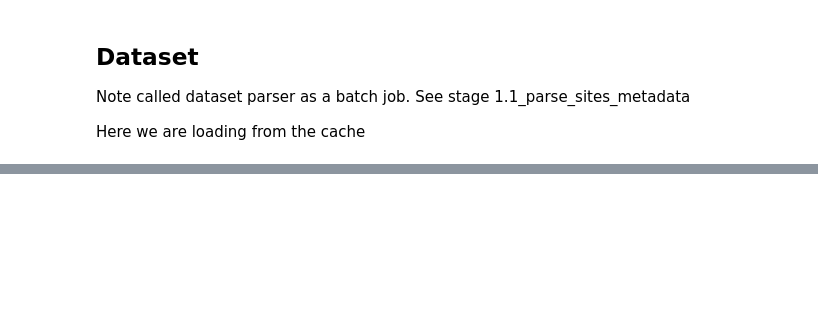
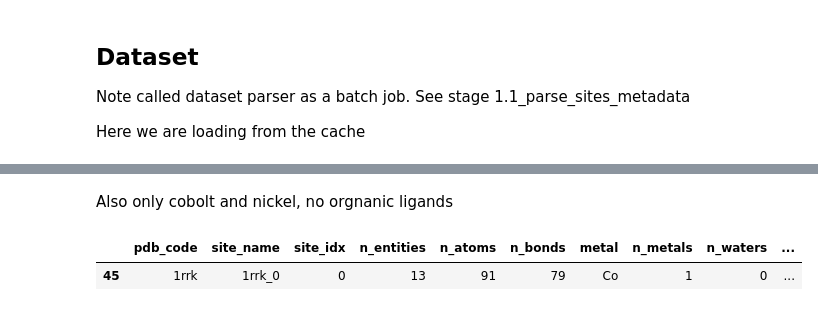
Before and after one commit to EvanKomp/metal_site_modeling, a Jupyter notebook: notebooks/1_data_loading_dataset_metadata.ipynb, the cells around one changed output, grey strips where cells are left out. Saved outputs shown, nothing was run; the diff lists cells and outputs as text; code cells hidden in the pictures; blank space fills up the shorter version.

```diff
--- a/notebooks/1_data_loading_dataset_metadata.ipynb
+++ b/notebooks/1_data_loading_dataset_metadata.ipynb
@@ -216,0 +207,15 @@ df
+# %% [markdown]
+Also only cobolt and nickel, no orgnanic ligands
+# %%
+ds = MetalSiteDataset(
+    cache_folder='../data/1/1.1_parse_sites_metadata',
+    max_sites_per_pdb=1,
+    max_metals=1,
+    max_organic_ligands=0,
+    valid_metals=['Co', 'Ni'],
+)
+df = ds.get_filtered_metadata()
+df
+# %% [output]
+|  | pdb_code | site_name | site_idx | n_entities | n_atoms | n_bonds | metal | n_metals | n_waters | ... |
+| 45 | 1rrk | 1rrk_0 | 0 | 13 | 91 | 79 | Co | 1 | 0 | ... |
```
Also changed, not shown: parts of 24 cells of this notebook, 2 other files.
